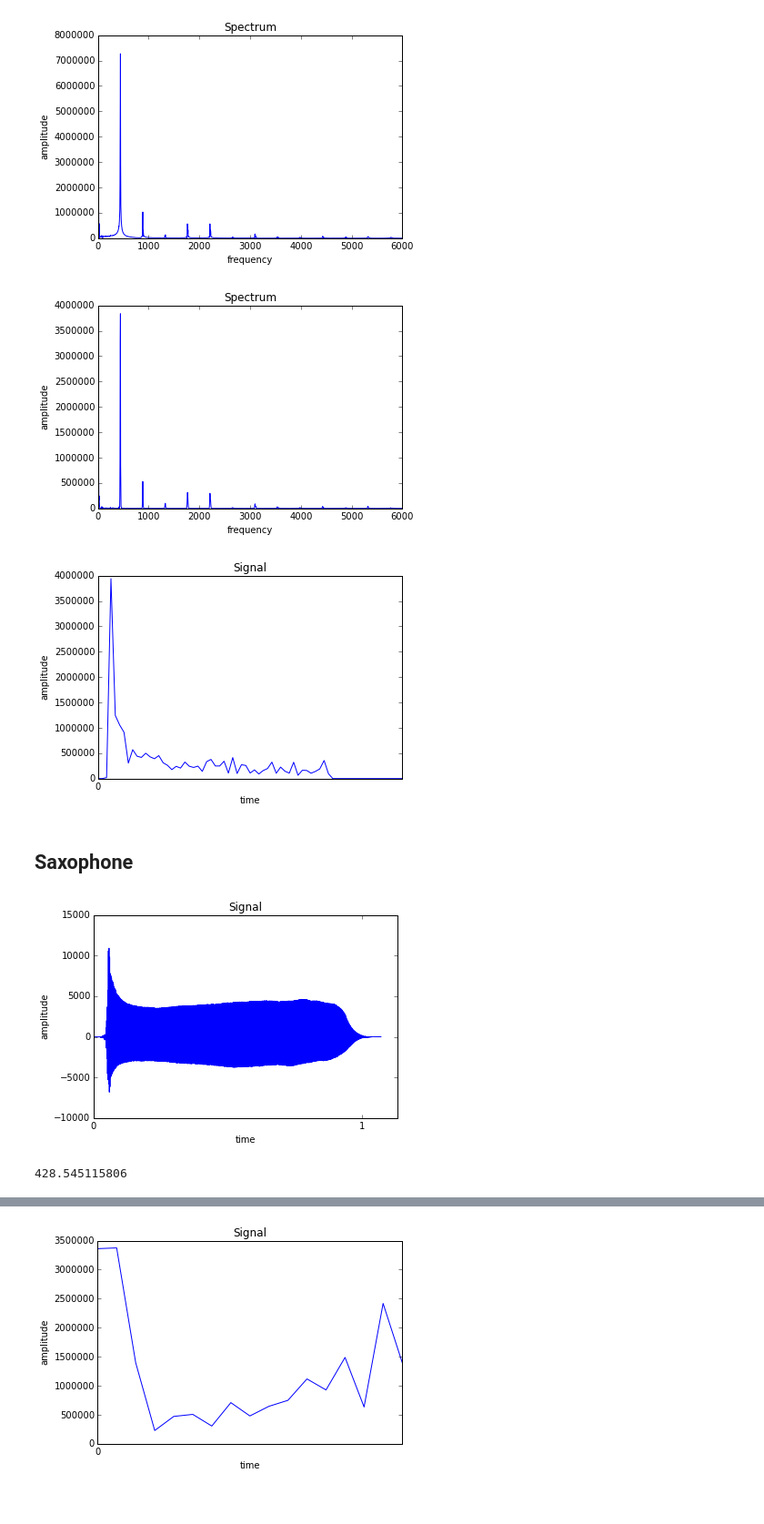
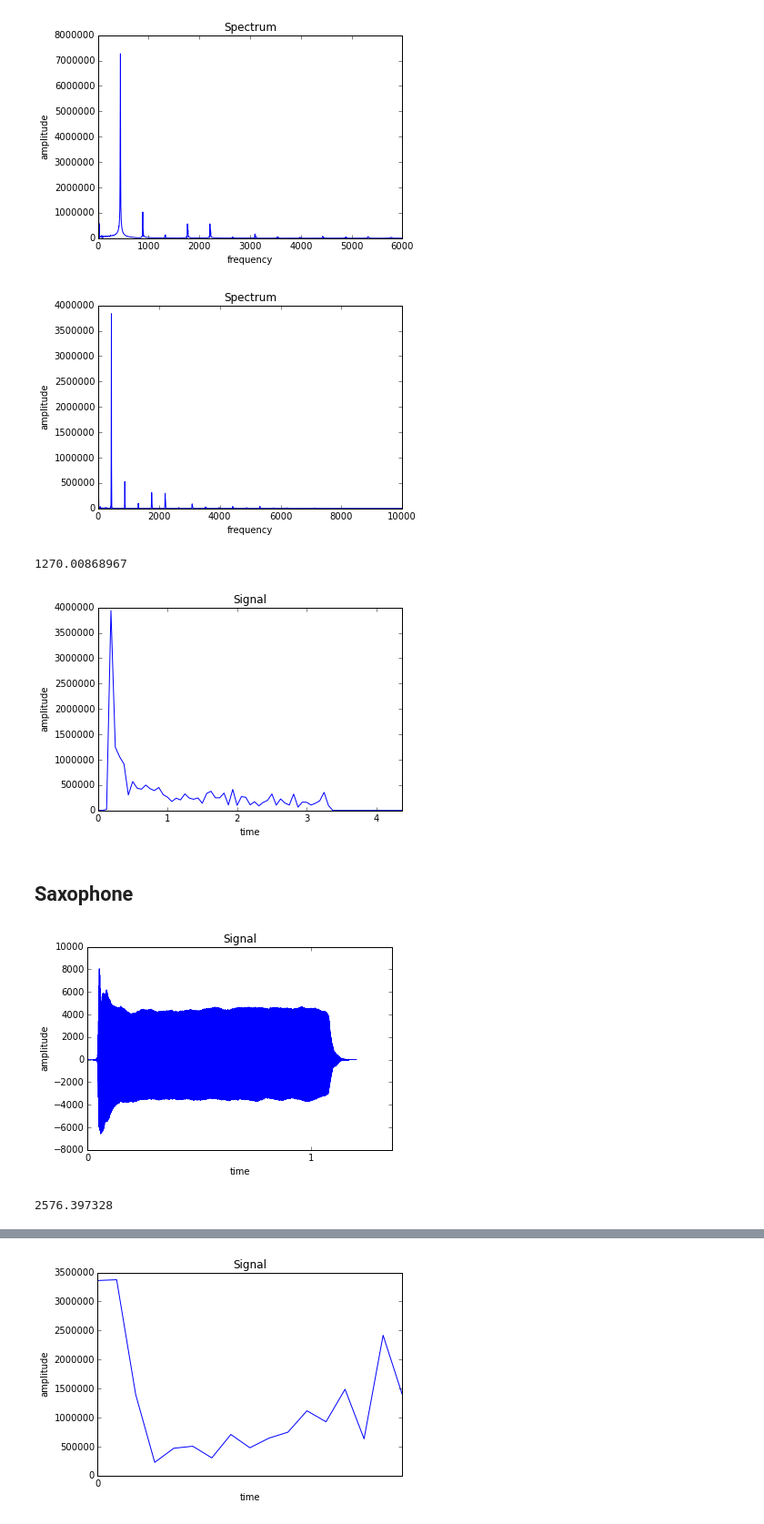
Before and after one commit to bertschingert/cs328-final, a Jupyter notebook: Data for Instruments.ipynb, the cells around one changed output, grey strips where cells are left out. Shown at 91% size. Drawn from its saved outputs; the diff is of its cells as text; code cells hidden in the pictures.

```diff
--- a/Data for Instruments.ipynb
+++ b/Data for Instruments.ipynb
@@ -31,23 +25,26 @@ au.graph_fft(s_g, 6000)
 # %%
 w_g = ap.hann_window(chunk_g)
 s_g = fft.rfft(w_g)
-au.graph_fft(s_g, 6000)
+au.graph_fft(s_g, 10000)
+print(ap.spectral_centroid(s_g))
 # %% [output]
-[figure, old version]
+[figure, new version]
+1270.00868967
 # %%
 s_g = ap.spectral_flux(f_g)
-au.graph_signal(s_g, 100)
+au.graph_signal(s_g, 16)
 # %% [output]
-[figure, old version]
+[figure, new version]
 # %% [markdown]
 ## Saxophone
 # %%
-f_s = au.read_wav_mono('audio_files/saxophone/saxophone_A4_15_forte_normal.wav')
+# f_s = au.read_wav_mono('audio_files/saxophone/saxophone_A4_15_forte_normal.wav')
+f_s = au.read_wav_mono('audio_files/saxophone/saxophone_A5_15_fortissimo_normal.wav')
 au.graph_signal(f_s)
 print(ap.fundamental(f_s))
 # %% [output]
-[figure, old version]
+[figure, new version]
-428.545115806
+2576.397328
 # %%
 step= int(44100 / 4)
 start = 11025
```
Also changed, not shown: parts of 6 cells of this notebook, 2 other files.
